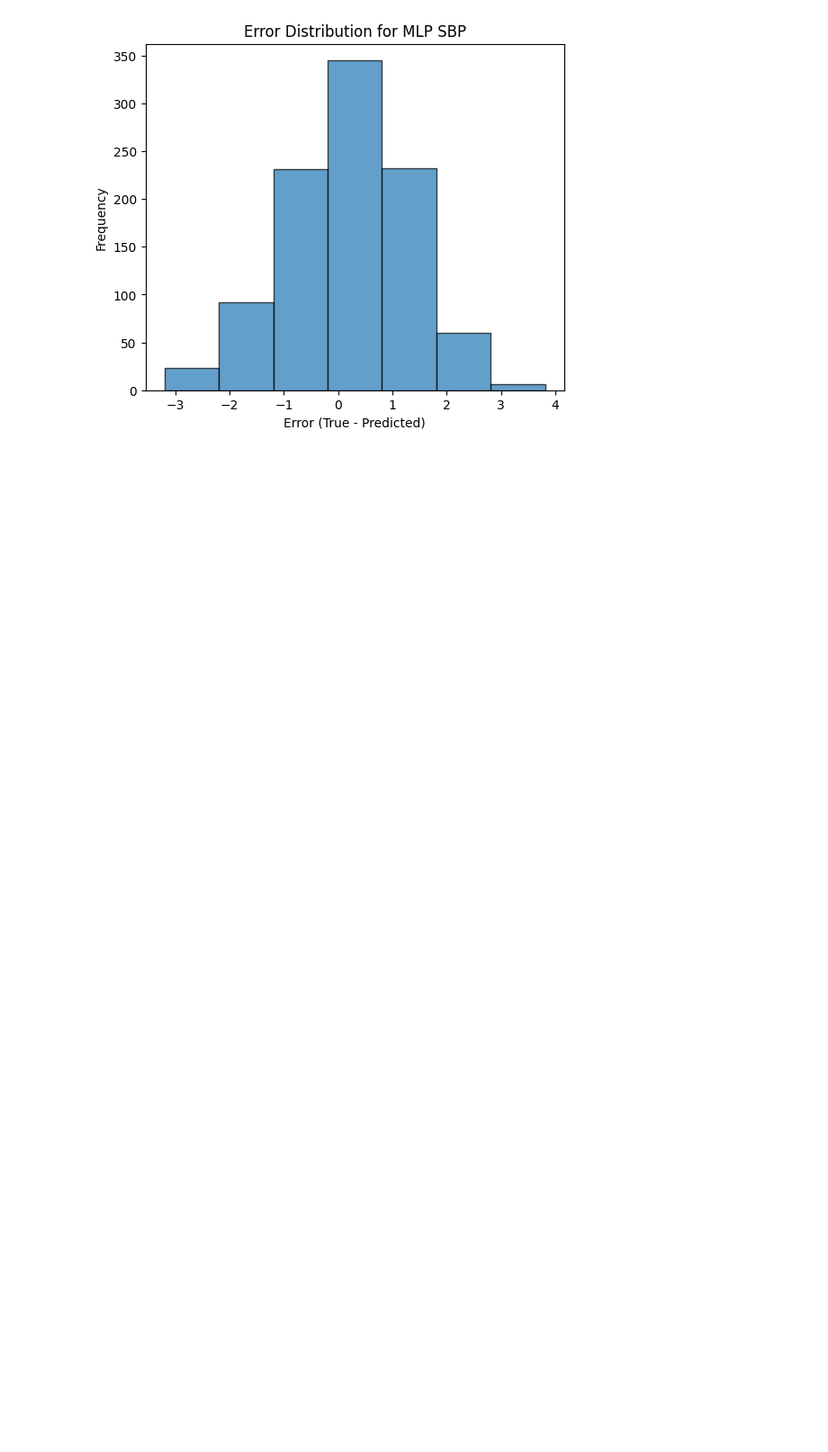
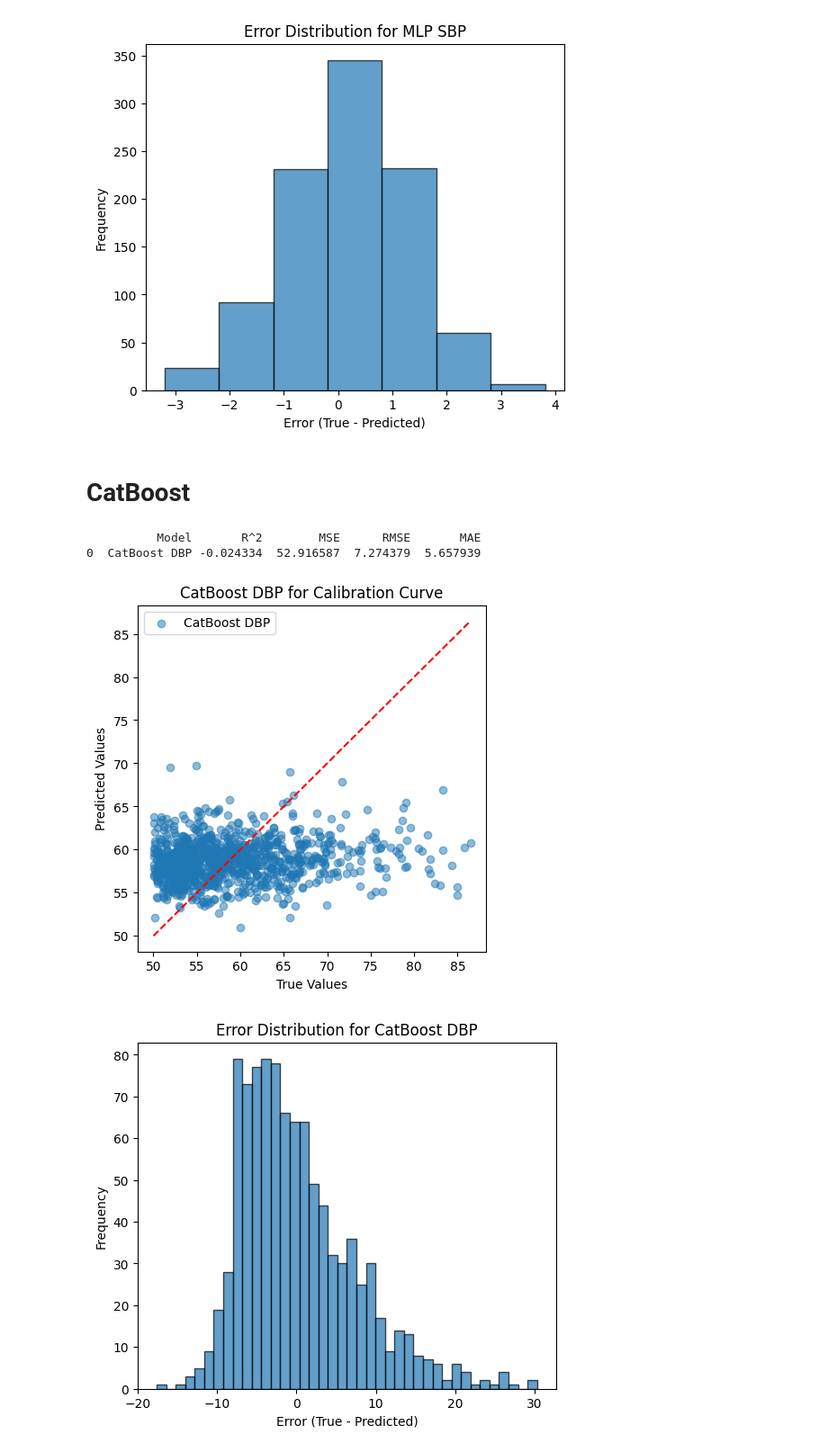
Before and after one commit to AniruthAnanth/CuffLessBloodPressureEstimation, a Jupyter notebook: main.ipynb, the cells around one changed output. Shown at 90% size. Drawn from its saved outputs; the diff is of its cells as text; code cells hidden in the pictures; blank space fills up the shorter version.

```diff
--- a/main.ipynb
+++ b/main.ipynb
@@ -391,3 +295,18 @@ evaluate_regression(sbp_test_scaled[0].values, sbp_pred_mlp, label="MLP SBP")
 0  MLP SBP -0.300627  1.293647  1.137386  0.912122
 [figure]
 [figure]
+# %% [markdown]
+# CatBoost
+# %%
+from catboost import CatBoostRegressor
+
+# CatBoost for DBP
+cat_dbp = CatBoostRegressor(random_state=42)
+cat_dbp.fit(X_train, dbp_train, verbose=0)
+dbp_pred_cat = cat_dbp.predict(X_test)
+evaluate_regression(dbp_test, dbp_pred_cat, label="CatBoost DBP")
+# %% [output]
+          Model       R^2        MSE      RMSE       MAE
+0  CatBoost DBP -0.024334  52.916587  7.274379  5.657939
+[figure, added]
+[figure, added]
```
Also changed, not shown: parts of 9 cells of this notebook, 1 other file.
